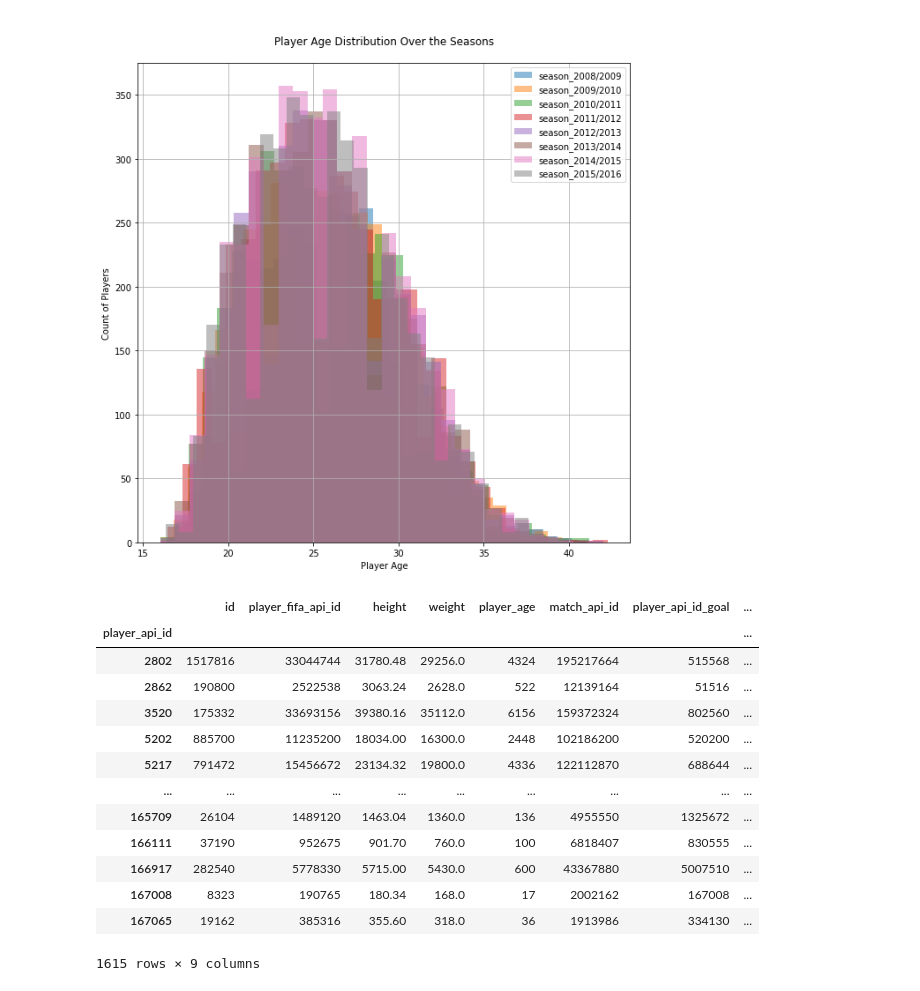
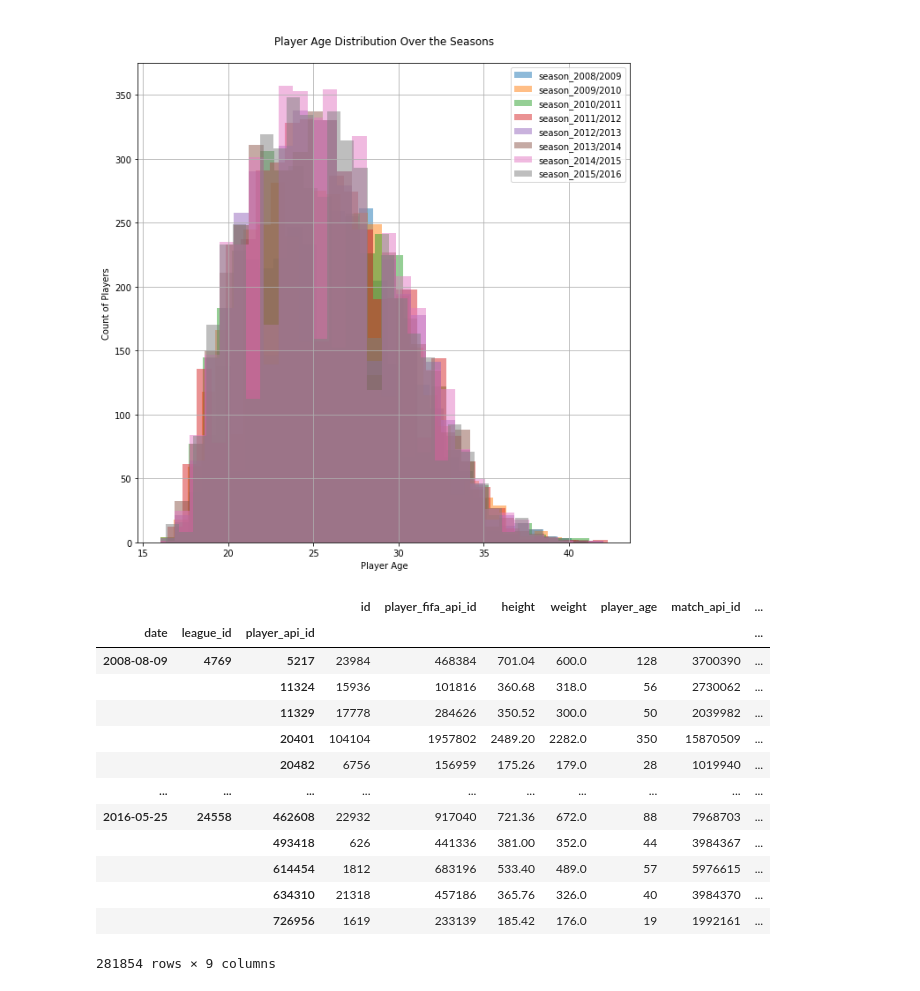
Before and after one commit to Wishbert/Investigating-Soccer-Dataset, a Jupyter notebook: Soccer Database draft.ipynb, the cells around one changed output. Drawn from its saved outputs; the diff is of its cells as text; code cells hidden in the pictures.

Commit message:
I am still working on team improvement over time

```diff
--- a/Soccer Database draft.ipynb
+++ b/Soccer Database draft.ipynb
@@ -212,6 +212,8 @@ matches.head()
 | 3 | 4 | 1 | 1 | 2008/2009 | 1 | 2008-08-17 00:00:00 | 492476 | 9991 | ... |
 | 4 | 5 | 1 | 1 | 2008/2009 | 1 | 2008-08-16 00:00:00 | 492477 | 7947 | ... |
 5 rows × 115 columns
+# %%
+matches['date'] = pd.to_datetime(matches['date'])
 # %%
 matches.columns.values
 # %% [output]
@@ -924,7 +926,7 @@ player_ids = [
    'away_player_6', 'away_player_7', 'away_player_8', 'away_player_9',
    'away_player_10', 'away_player_11']
 # %%
-match_time_features = ['season','date'] # selecting season and date columns
+match_time_features = ['league_id','season','date'] # selecting season and date columns
 # %% [markdown]
 The below cell removes all the rows with `null` values
 # %%
@@ -1036,20 +1039,20 @@ plt.legend();
 # %% [output]
 [figure]
 # %%
-players_per_season.merge(goals_df, left_on='player_api_id', right_on='player_api_id_goal').query('season=="2008/2009"').groupby(['player_api_id']).sum()
+players_per_season.merge(goals_df, left_on='player_api_id', right_on='player_api_id_goal').groupby(['date','league_id','player_api_id']).sum()
 # %% [output]
-|  | id | player_fifa_api_id | height | weight | player_age | match_api_id | player_api_id_goal | ... |
-| player_api_id |  |  |  |  |  |  |  | ... |
-| 2802 | 1517816 | 33044744 | 31780.48 | 29256.0 | 4324 | 195217664 | 515568 | ... |
-| 2862 | 190800 | 2522538 | 3063.24 | 2628.0 | 522 | 12139164 | 51516 | ... |
-| 3520 | 175332 | 33693156 | 39380.16 | 35112.0 | 6156 | 159372324 | 802560 | ... |
-| 5202 | 885700 | 11235200 | 18034.00 | 16300.0 | 2448 | 102186200 | 520200 | ... |
-| 5217 | 791472 | 15456672 | 23134.32 | 19800.0 | 4336 | 122112870 | 688644 | ... |
-| ... | ... | ... | ... | ... | ... | ... | ... | ... |
-| 165709 | 26104 | 1489120 | 1463.04 | 1360.0 | 136 | 4955550 | 1325672 | ... |
-| 166111 | 37190 | 952675 | 901.70 | 760.0 | 100 | 6818407 | 830555 | ... |
-| 166917 | 282540 | 5778330 | 5715.00 | 5430.0 | 600 | 43367880 | 5007510 | ... |
-| 167008 | 8323 | 190765 | 180.34 | 168.0 | 17 | 2002162 | 167008 | ... |
-| 167065 | 19162 | 385316 | 355.60 | 318.0 | 36 | 1913986 | 334130 | ... |
+|  |  |  | id | player_fifa_api_id | height | weight | player_age | match_api_id | ... |
+| date | league_id | player_api_id |  |  |  |  |  |  | ... |
+| 2008-08-09 | 4769 | 5217 | 23984 | 468384 | 701.04 | 600.0 | 128 | 3700390 | ... |
+|  |  | 11324 | 15936 | 101816 | 360.68 | 318.0 | 56 | 2730062 | ... |
+|  |  | 11329 | 17778 | 284626 | 350.52 | 300.0 | 50 | 2039982 | ... |
+|  |  | 20401 | 104104 | 1957802 | 2489.20 | 2282.0 | 350 | 15870509 | ... |
+|  |  | 20482 | 6756 | 156959 | 175.26 | 179.0 | 28 | 1019940 | ... |
+| ... | ... | ... | ... | ... | ... | ... | ... | ... | ... |
+| 2016-05-25 | 24558 | 462608 | 22932 | 917040 | 721.36 | 672.0 | 88 | 7968703 | ... |
+|  |  | 493418 | 626 | 441336 | 381.00 | 352.0 | 44 | 3984367 | ... |
+|  |  | 614454 | 1812 | 683196 | 533.40 | 489.0 | 57 | 5976615 | ... |
+|  |  | 634310 | 21318 | 457186 | 365.76 | 326.0 | 40 | 3984370 | ... |
+|  |  | 726956 | 1619 | 233139 | 185.42 | 176.0 | 19 | 1992161 | ... |
-1615 rows × 9 columns
+281854 rows × 9 columns
 # %%
```
Also changed, not shown: parts of 13 cells of this notebook.
